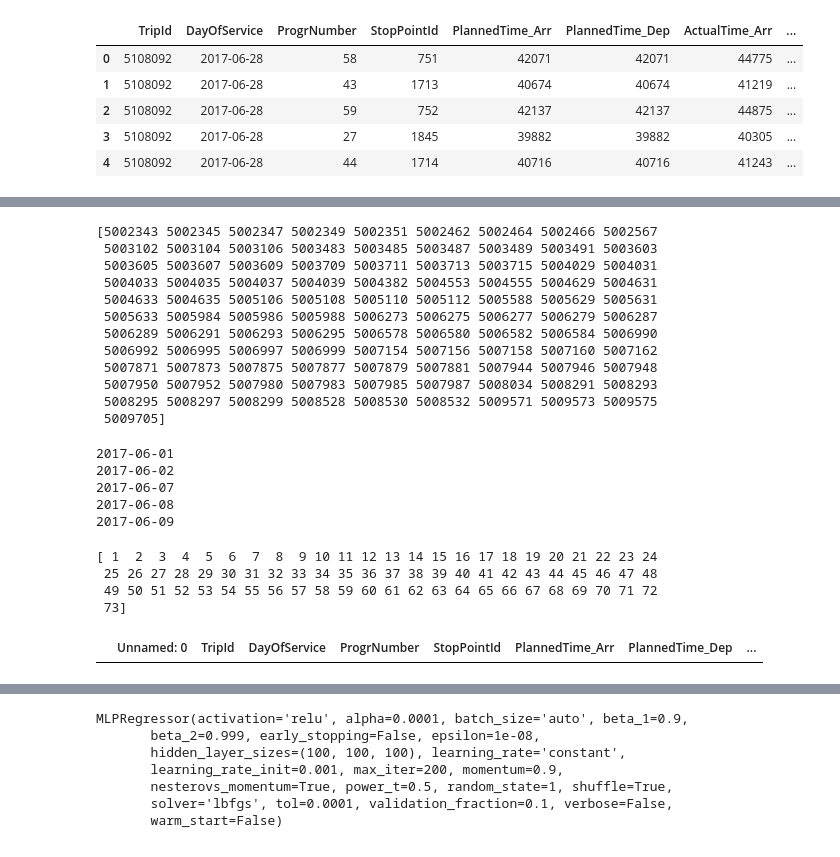
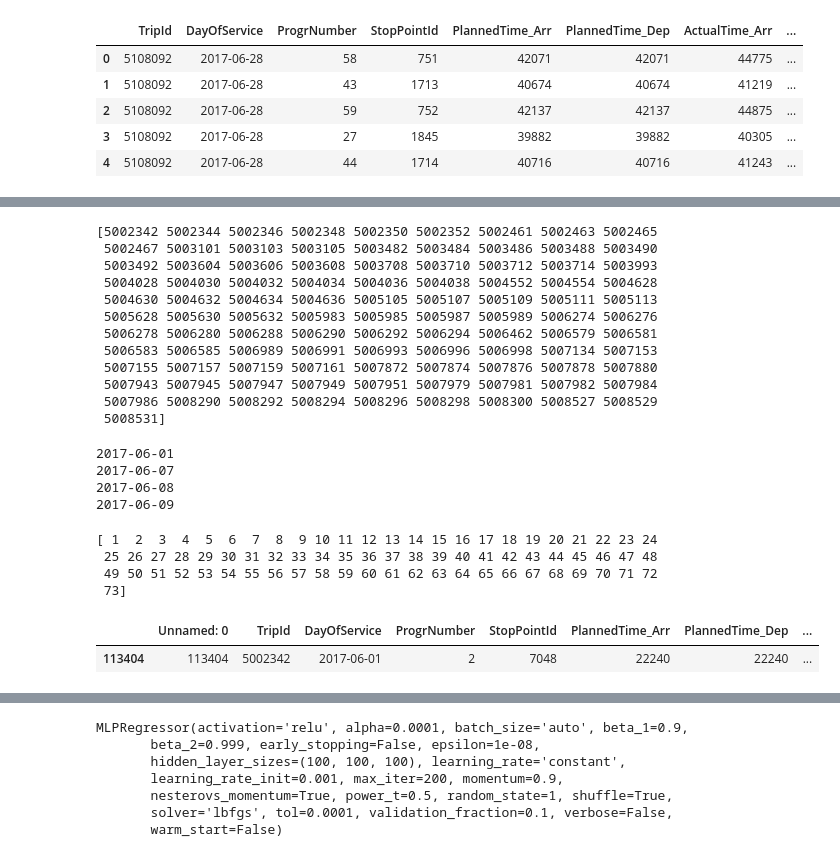
Before and after one commit to shanebird92/MSDP, a Jupyter notebook: backup/peng/scripts/ANN_example4.ipynb, the cells around one changed output, grey strips where cells are left out. Saved outputs shown, nothing was run; the diff lists cells and outputs as text; code cells hidden in the pictures.

```diff
--- a/backup/peng/scripts/ANN_example4.ipynb
+++ b/backup/peng/scripts/ANN_example4.ipynb
@@ -105,19 +143,22 @@ dtype: object
 # %%
 sample_a_df = sample_df[(sample_df['Direction']) == 1]
 sample_b_df = sample_df[(sample_df['Direction']) == 2]
+# %%
+sample_x_df = sample_b_df
+#sample_x_df = sample_b_df
 # %%
-tripids = sample_a_df['TripId'].sort_values().unique()
+tripids = sample_x_df['TripId'].sort_values().unique()
 print(tripids[:100])
 # %% [output]
-[5002343 5002345 5002347 5002349 5002351 5002462 5002464 5002466 5002567
- 5003102 5003104 5003106 5003483 5003485 5003487 5003489 5003491 5003603
- 5003605 5003607 5003609 5003709 5003711 5003713 5003715 5004029 5004031
- 5004033 5004035 5004037 5004039 5004382 5004553 5004555 5004629 5004631
- 5004633 5004635 5005106 5005108 5005110 5005112 5005588 5005629 5005631
- 5005633 5005984 5005986 5005988 5006273 5006275 5006277 5006279 5006287
- 5006289 5006291 5006293 5006295 5006578 5006580 5006582 5006584 5006990
- 5006992 5006995 5006997 5006999 5007154 5007156 5007158 5007160 5007162
- 5007871 5007873 5007875 5007877 5007879 5007881 5007944 5007946 5007948
- 5007950 5007952 5007980 5007983 5007985 5007987 5008034 5008291 5008293
- 5008295 5008297 5008299 5008528 5008530 5008532 5009571 5009573 5009575
- 5009705]
+[5002342 5002344 5002346 5002348 5002350 5002352 5002461 5002463 5002465
+ 5002467 5003101 5003103 5003105 5003482 5003484 5003486 5003488 5003490
+ 5003492 5003604 5003606 5003608 5003708 5003710 5003712 5003714 5003993
+ 5004028 5004030 5004032 5004034 5004036 5004038 5004552 5004554 5004628
+ 5004630 5004632 5004634 5004636 5005105 5005107 5005109 5005111 5005113
+ 5005628 5005630 5005632 5005983 5005985 5005987 5005989 5006274 5006276
+ 5006278 5006280 5006288 5006290 5006292 5006294 5006462 5006579 5006581
+ 5006583 5006585 5006989 5006991 5006993 5006996 5006998 5007134 5007153
+ 5007155 5007157 5007159 5007161 5007872 5007874 5007876 5007878 5007880
+ 5007943 5007945 5007947 5007949 5007951 5007979 5007981 5007982 5007984
+ 5007986 5008290 5008292 5008294 5008296 5008298 5008300 5008527 5008529
+ 5008531]
@@ -124,10 +167,9 @@ print(tripids[:100])
 # %%
-dayOfService = sample_a_df[(sample_a_df['TripId'] == 5002343)].DayOfService.sort_values().unique()
+dayOfService = sample_x_df[(sample_x_df['TripId'] == 5002342)].DayOfService.sort_values().unique()
 for day in dayOfService:
     print(day)
 # %% [output]
 2017-06-01
-2017-06-02
 2017-06-07
 2017-06-08
 2017-06-09
@@ -143,12 +185,13 @@ print(stations)
  49 50 51 52 53 54 55 56 57 58 59 60 61 62 63 64 65 66 67 68 69 70 71 72
  73]
 # %%
-oneStationRow = sample_a_df[(sample_a_df['TripId'] == 5004183) \
-                            & (sample_a_df['DayOfService'] == '2017-06-01') \
-                            & (sample_a_df['ProgrNumber'] == 2 )]
+oneStationRow = sample_x_df[(sample_x_df['TripId'] == 5002342) \
+                            & (sample_x_df['DayOfService'] == '2017-06-01') \
+                            & (sample_x_df['ProgrNumber'] == 2 )]
 oneStationRow
 # %% [output]
 |  | Unnamed: 0 | TripId | DayOfService | ProgrNumber | StopPointId | PlannedTime_Arr | PlannedTime_Dep | ... |
+| 113404 | 113404 | 5002342 | 2017-06-01 | 2 | 7048 | 22240 | 22240 | ... |
 # %%
 # 46A only has 66 stations
 count = 1
```
Also changed, not shown: parts of 20 cells of this notebook, 8 other files.
